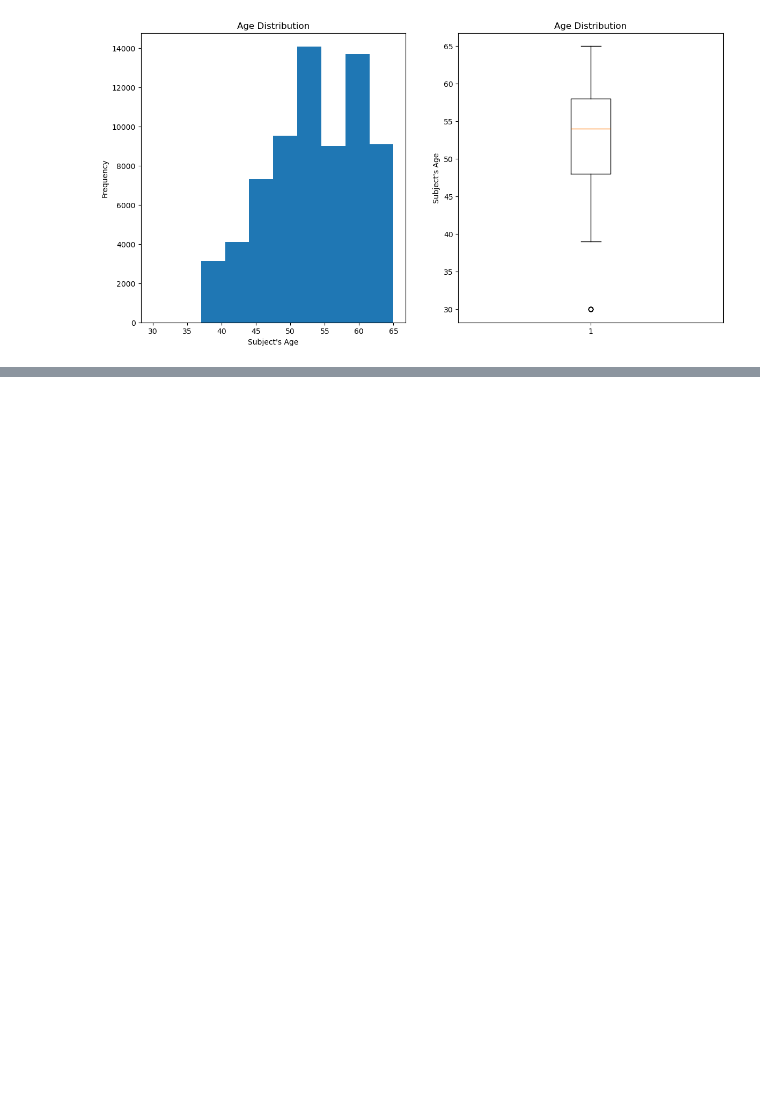
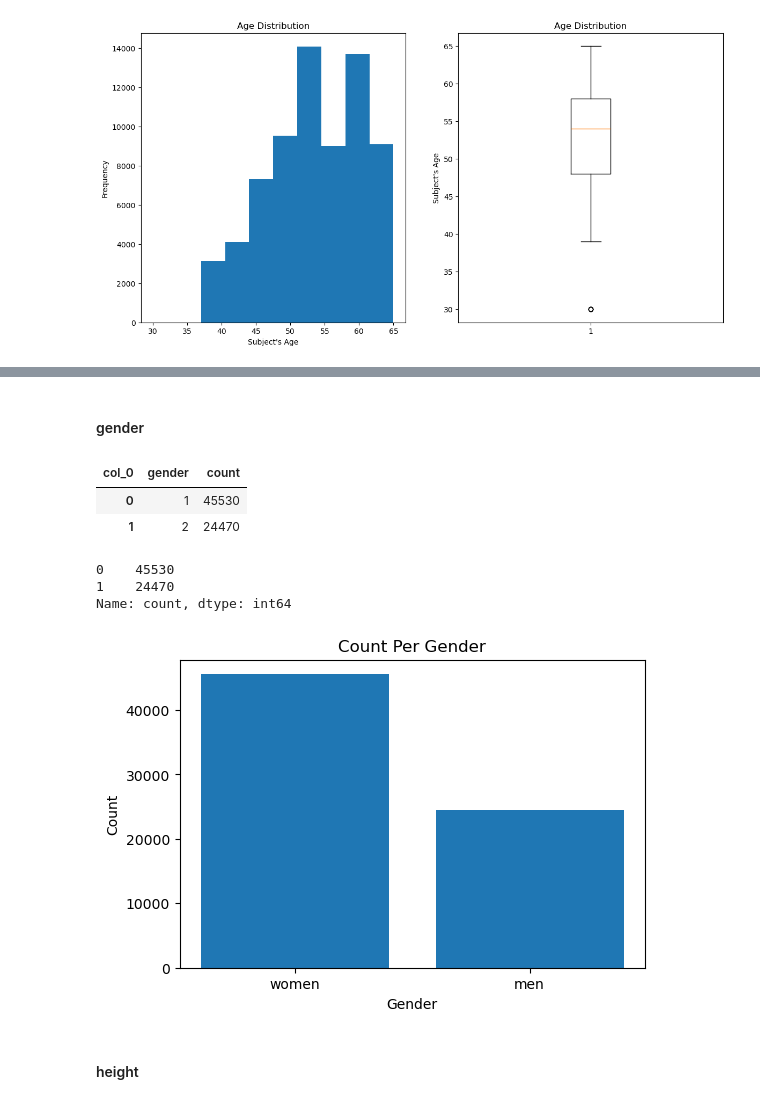
Before and after one commit to AbdullahBera/heart-attack-analysis, a Jupyter notebook: analysis.ipynb, the cells around one changed output, grey strips where cells are left out. Saved outputs shown, nothing was run; the diff lists cells and outputs as text; code cells hidden in the pictures; blank space fills up the shorter version.

```diff
--- a/analysis.ipynb
+++ b/analysis.ipynb
@@ -264,0 +275,33 @@ plt.show()
+# %% [markdown]
+#### gender
+# %%
+tab = pd.crosstab(index=heart_df['gender'], columns = 'count').reset_index()
+tab
+# %% [output]
+| col_0 | gender | count |
+| 0 | 1 | 45530 |
+| 1 | 2 | 24470 |
+# %%
+x = tab['gender']
+y = tab['count']
+# %% [output]
+0    45530
+1    24470
+Name: count, dtype: int64
+# %%
+fig, ax = plt.subplots(figsize = (6,4))
+
+ax.bar(x, y)
+
+ax.set_xticks([1,2])
+ax.set_xticklabels(['women', 'men'])
+ax.set_xlabel("Gender")
+ax.set_ylabel("Count")
+
+ax.set_title("Count Per Gender")
+
+plt.show()
+# %% [output]
+[figure, added]
+# %% [markdown]
+#### height
```
Also changed, not shown: parts of 12 cells of this notebook.
